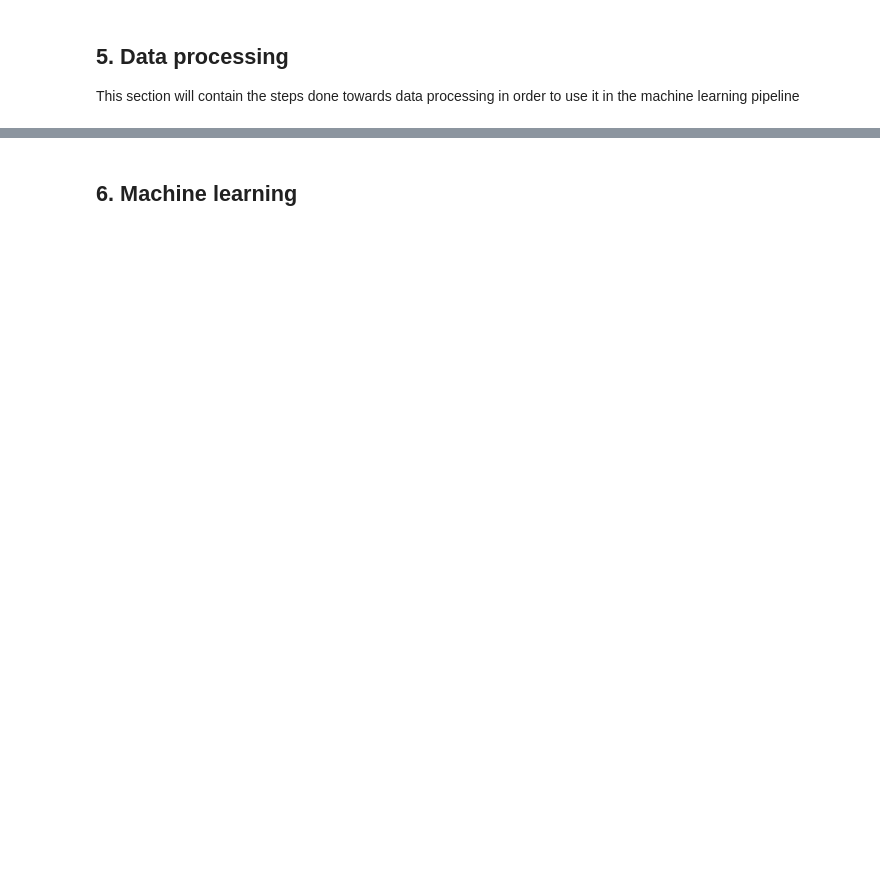
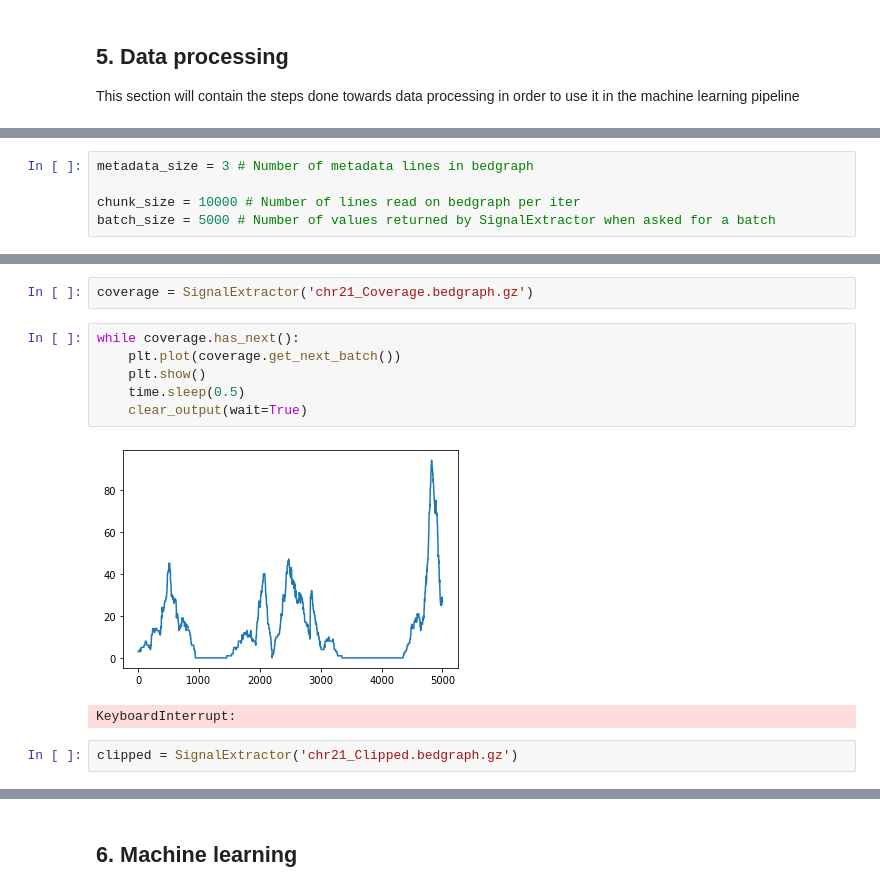
Before and after one commit to Gorzen/Genome-Center-Project, a Jupyter notebook: roadmap.ipynb, the cells around one changed output, grey strips where cells are left out. Drawn from its saved outputs; the diff is of its cells as text; blank space fills up the shorter version.

Commit message:
Add data Canevas from Rick, load it by chunks and plot it

```diff
--- a/roadmap.ipynb
+++ b/roadmap.ipynb
@@ -79,0 +98,5 @@ This section will contain the steps done towards data processing in order to use
+# %%
+metadata_size = 3 # Number of metadata lines in bedgraph
+
+chunk_size = 10000 # Number of lines read on bedgraph per iter
+batch_size = 5000 # Number of values returned by SignalExtractor when asked for a batch
@@ -79,0 +158,13 @@ This section will contain the steps done towards data processing in order to use
+# %%
+coverage = SignalExtractor('chr21_Coverage.bedgraph.gz')
+# %%
+while coverage.has_next():
+    plt.plot(coverage.get_next_batch())
+    plt.show()
+    time.sleep(0.5)
+    clear_output(wait=True)
+# %% [output]
+[figure, added]
+KeyboardInterrupt:
+# %%
+clipped = SignalExtractor('chr21_Clipped.bedgraph.gz')
```
Also changed, not shown: parts of 6 cells of this notebook, 1 other file.
